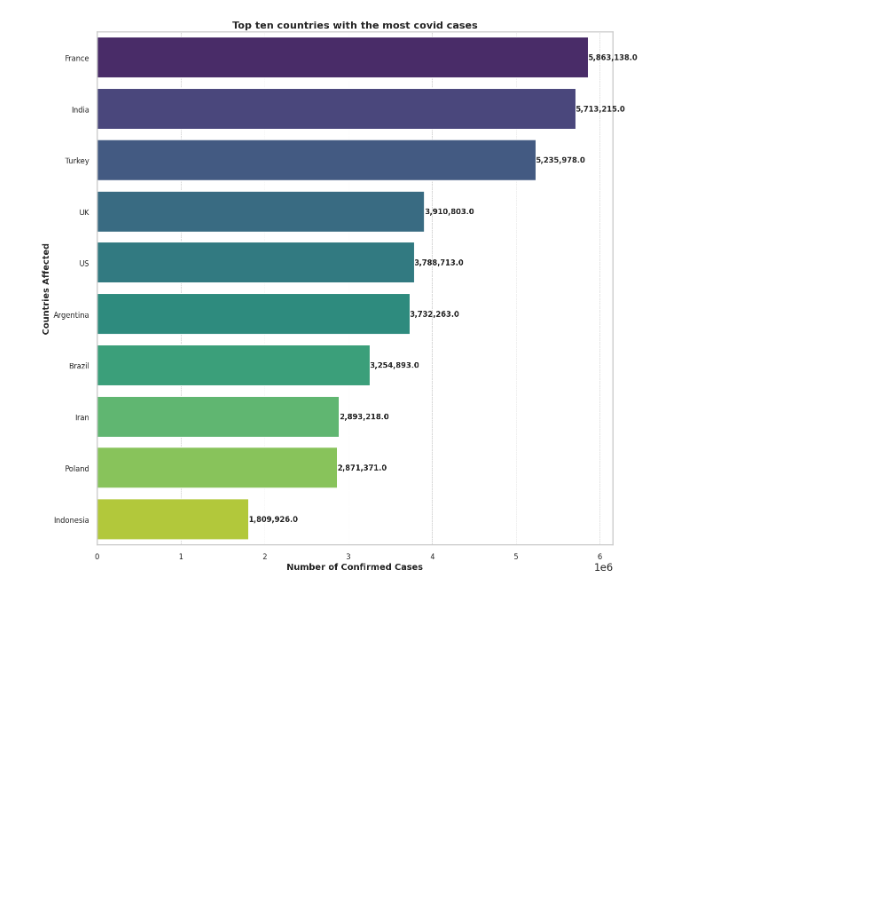
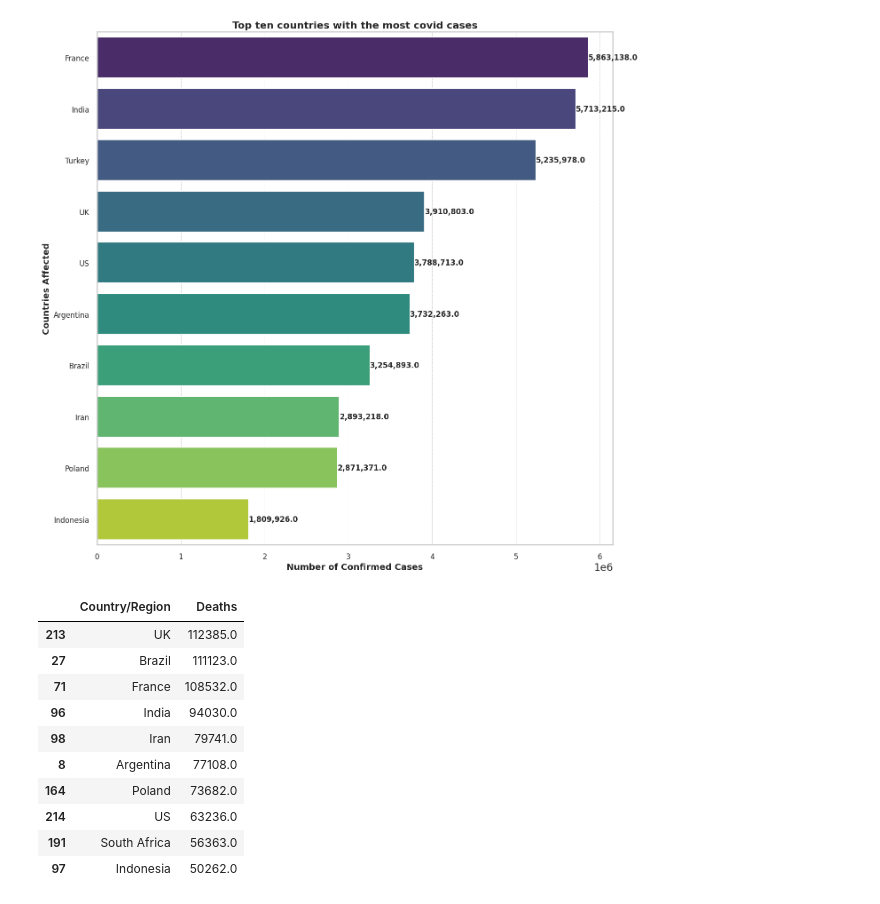
Before and after one commit to Mercymerine/Pandas-Analysis, a Jupyter notebook: project_covid.ipynb, the cells around one changed output. Drawn from its saved outputs; the diff is of its cells as text; code cells hidden in the pictures; blank space fills up the shorter version.

```diff
--- a/project_covid.ipynb
+++ b/project_covid.ipynb
@@ -345,3 +346,19 @@ Passing `palette` without assigning `hue` is deprecated and will be removed in v
 
   sns.barplot(x='Confirmed', y='Country/Region', data=ten, palette='viridis')
 [figure]
+# %%
+deaths = covid.groupby(['Country/Region'])[['Deaths']].max().reset_index()
+deaths = maximum.sort_values(by='Deaths', ascending=False)
+deaths.head(10)
+# %% [output]
+|  | Country/Region | Deaths |
+| 213 | UK | 112385.0 |
+| 27 | Brazil | 111123.0 |
+| 71 | France | 108532.0 |
+| 96 | India | 94030.0 |
+| 98 | Iran | 79741.0 |
+| 8 | Argentina | 77108.0 |
+| 164 | Poland | 73682.0 |
+| 214 | US | 63236.0 |
+| 191 | South Africa | 56363.0 |
+| 97 | Indonesia | 50262.0 |
```
Also changed, not shown: parts of 7 cells of this notebook.
